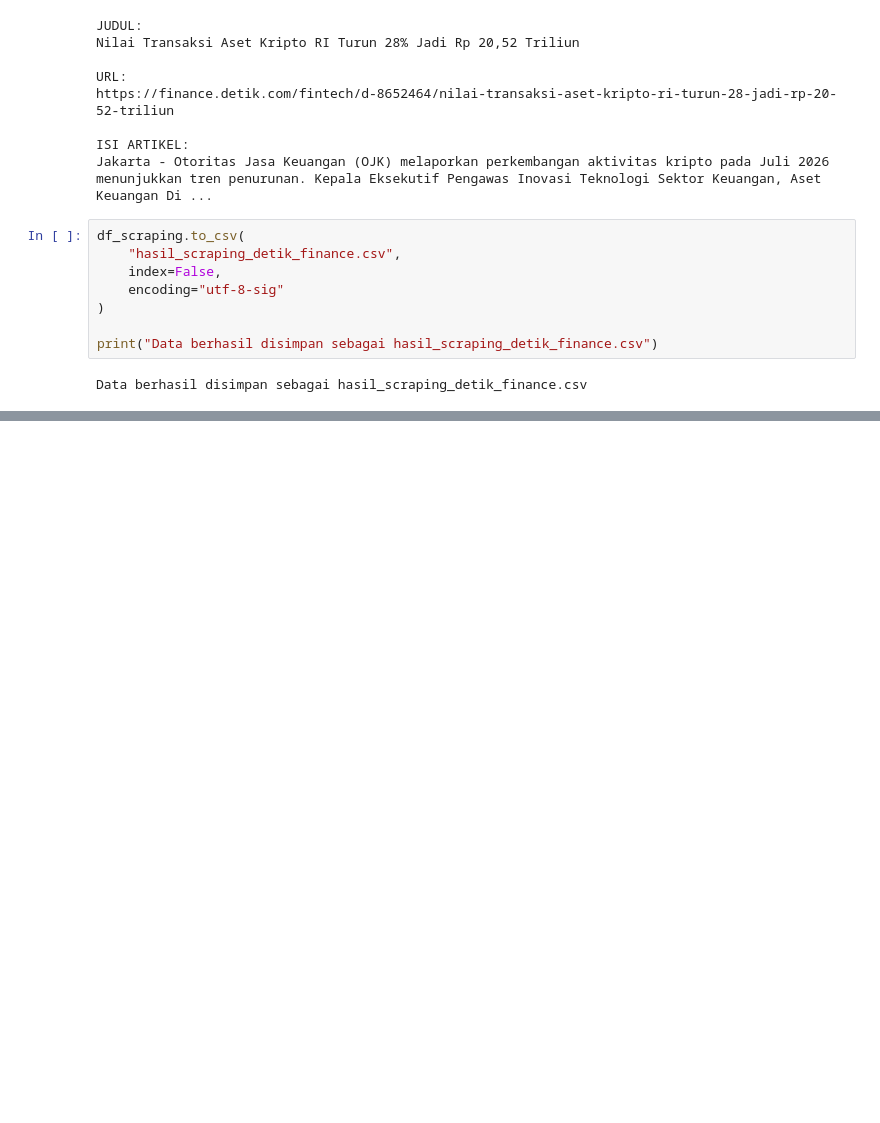
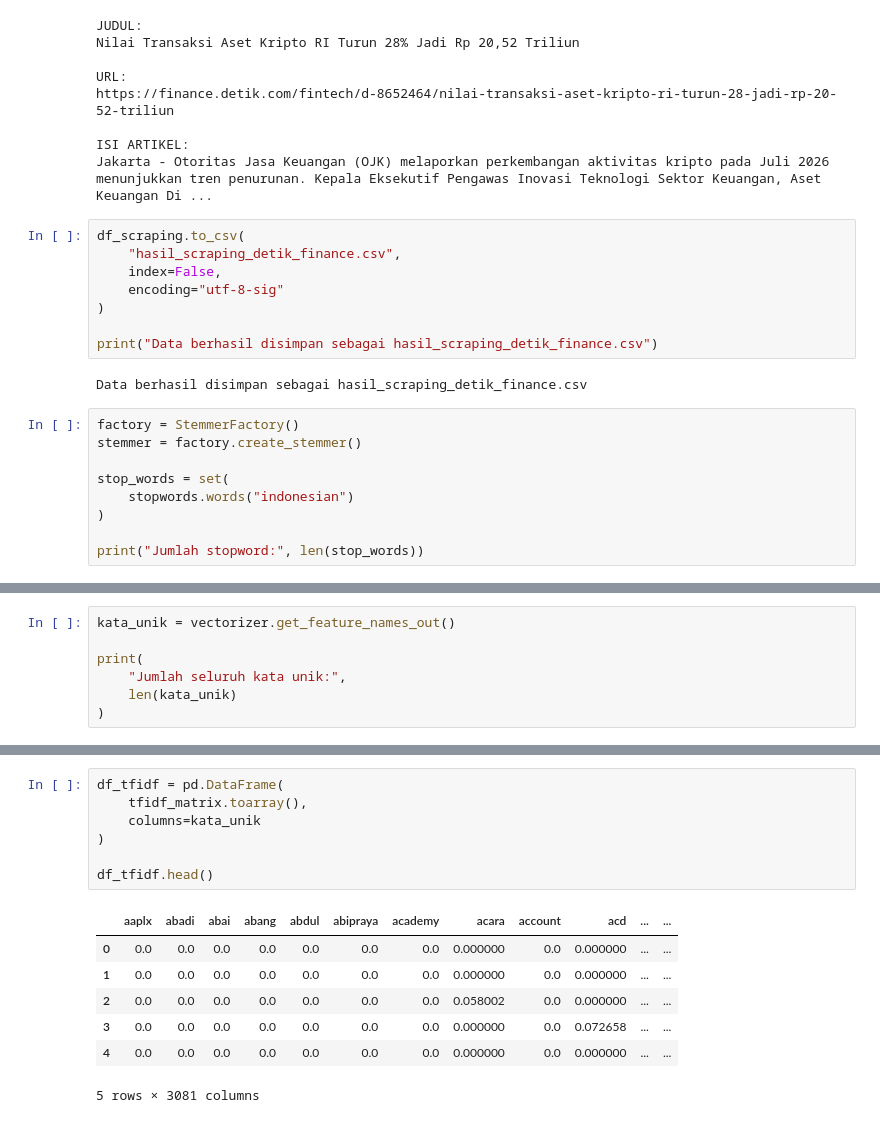
Before and after one commit to Nagaganteng/067_AssatyaDewantara_PPW-A, a Jupyter notebook: env_webmining/crawling_finance.ipynb, the cells around one changed output, grey strips where cells are left out. Saved outputs shown, nothing was run; the diff lists cells and outputs as text; blank space fills up the shorter version.

```diff
--- a/env_webmining/crawling_finance.ipynb
+++ b/env_webmining/crawling_finance.ipynb
@@ -294,3 +341,12 @@ df_scraping.to_csv(
 print("Data berhasil disimpan sebagai hasil_scraping_detik_finance.csv")
 # %% [output]
 Data berhasil disimpan sebagai hasil_scraping_detik_finance.csv
+# %%
+factory = StemmerFactory()
+stemmer = factory.create_stemmer()
+
+stop_words = set(
+    stopwords.words("indonesian")
+)
+
+print("Jumlah stopword:", len(stop_words))
@@ -296,0 +446,7 @@ Data berhasil disimpan sebagai hasil_scraping_detik_finance.csv
+# %%
+kata_unik = vectorizer.get_feature_names_out()
+
+print(
+    "Jumlah seluruh kata unik:",
+    len(kata_unik)
+)
@@ -296,0 +482,15 @@ Data berhasil disimpan sebagai hasil_scraping_detik_finance.csv
+# %%
+df_tfidf = pd.DataFrame(
+    tfidf_matrix.toarray(),
+    columns=kata_unik
+)
+
+df_tfidf.head()
+# %% [output]
+|  | aaplx | abadi | abai | abang | abdul | abipraya | academy | acara | account | acd | ... | ... |
+| 0 | 0.0 | 0.0 | 0.0 | 0.0 | 0.0 | 0.0 | 0.0 | 0.000000 | 0.0 | 0.000000 | ... | ... |
+| 1 | 0.0 | 0.0 | 0.0 | 0.0 | 0.0 | 0.0 | 0.0 | 0.000000 | 0.0 | 0.000000 | ... | ... |
+| 2 | 0.0 | 0.0 | 0.0 | 0.0 | 0.0 | 0.0 | 0.0 | 0.058002 | 0.0 | 0.000000 | ... | ... |
+| 3 | 0.0 | 0.0 | 0.0 | 0.0 | 0.0 | 0.0 | 0.0 | 0.000000 | 0.0 | 0.072658 | ... | ... |
+| 4 | 0.0 | 0.0 | 0.0 | 0.0 | 0.0 | 0.0 | 0.0 | 0.000000 | 0.0 | 0.000000 | ... | ... |
+5 rows × 3081 columns
```
Also changed, not shown: parts of 33 cells of this notebook, 32 other files.
